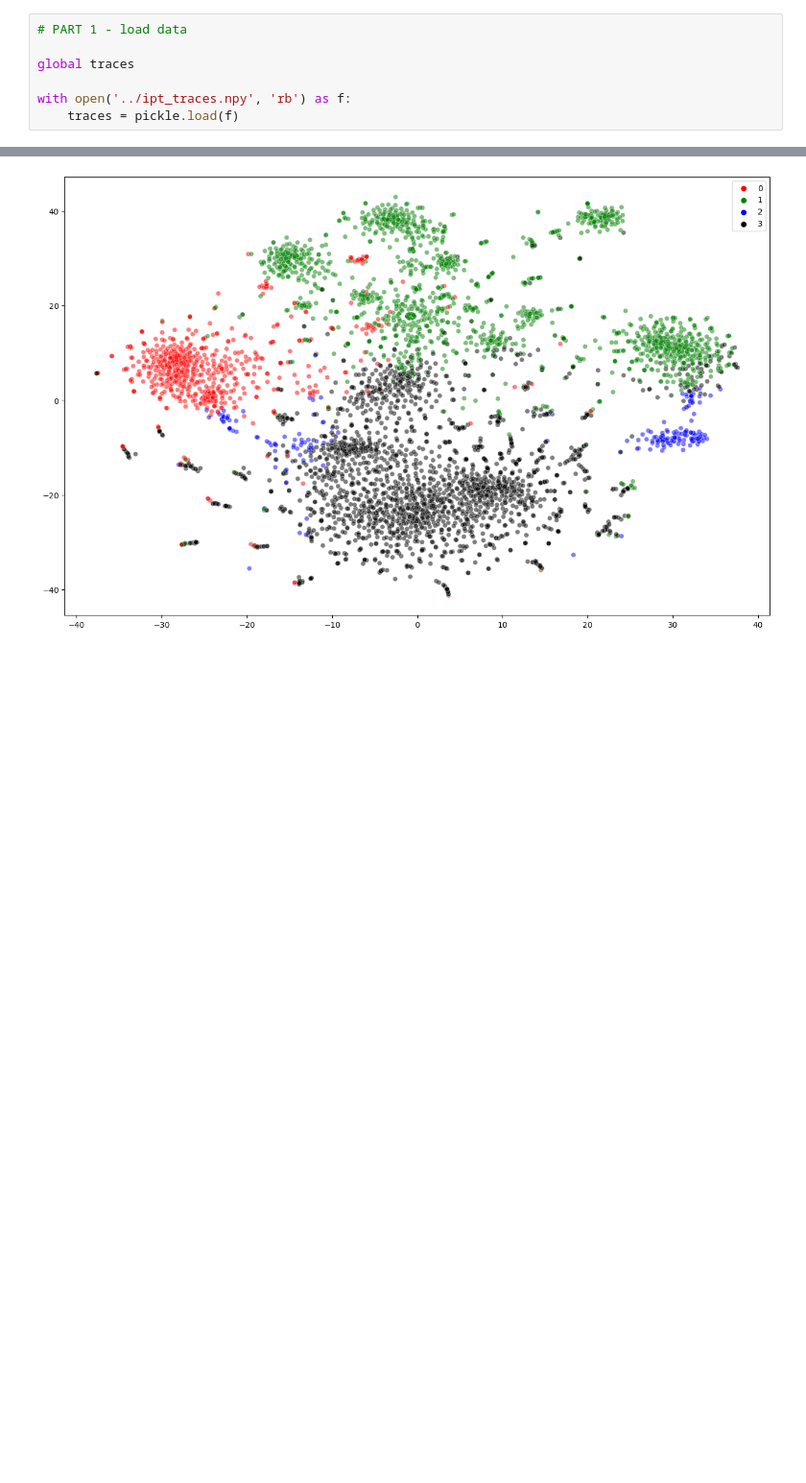
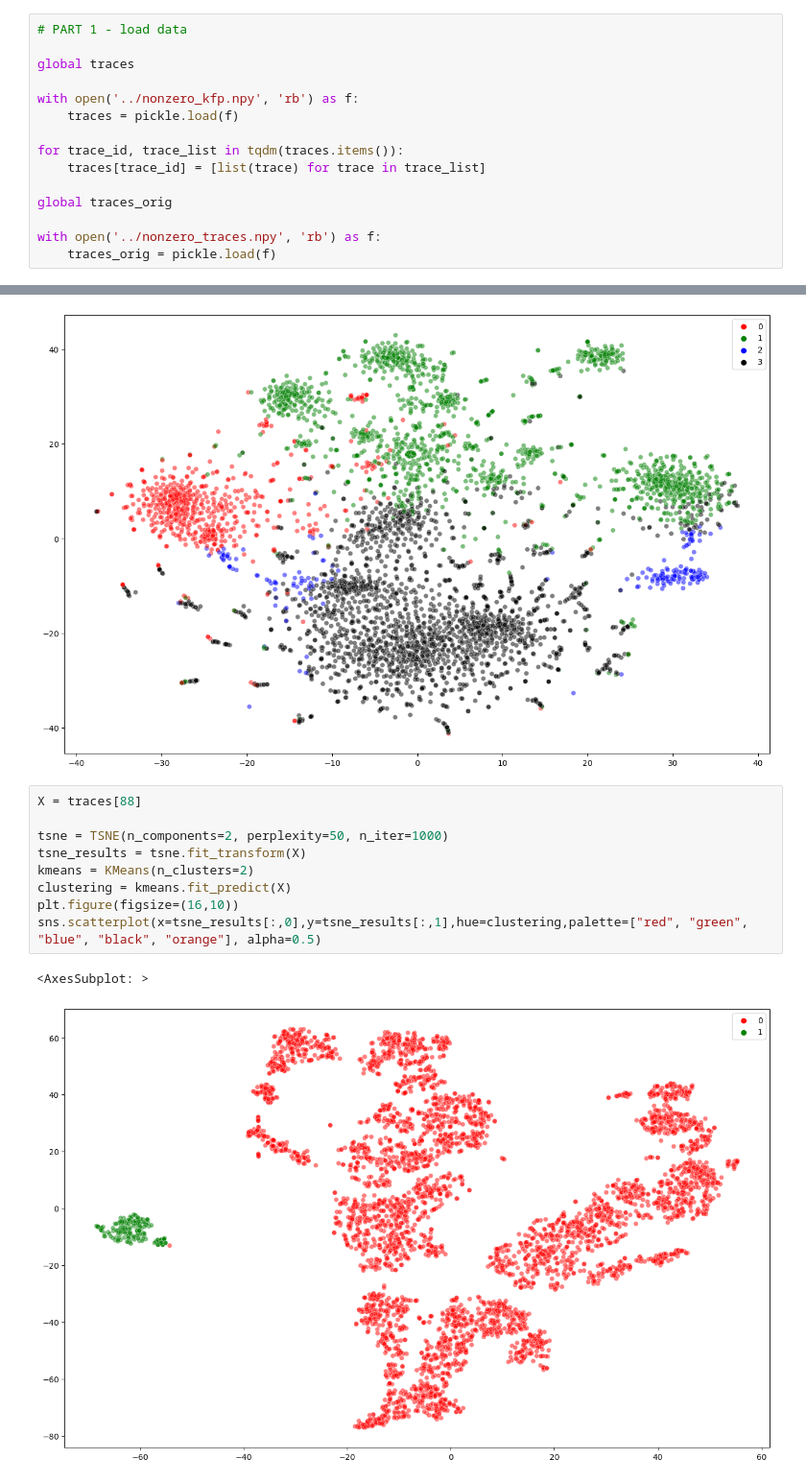
Before and after one commit to MichaelWrana/GLUE, a Jupyter notebook: Clustering.ipynb, the cells around one changed output, grey strips where cells are left out. Shown at 96% size. Saved outputs shown, nothing was run; the diff lists cells and outputs as text; blank space fills up the shorter version.

Commit message:
updated clustering code

```diff
--- a/Clustering.ipynb
+++ b/Clustering.ipynb
@@ -17,8 +18,16 @@ from sklearn.manifold import TSNE
 
 global traces
 
-with open('../ipt_traces.npy', 'rb') as f:
+with open('../nonzero_kfp.npy', 'rb') as f:
     traces = pickle.load(f)
+
+for trace_id, trace_list in tqdm(traces.items()):
+    traces[trace_id] = [list(trace) for trace in trace_list]
+
+global traces_orig
+
+with open('../nonzero_traces.npy', 'rb') as f:
+    traces_orig = pickle.load(f)
 # %%
 def process_traces(class_id):
 
@@ -106,3 +138,15 @@ sns.scatterplot(x=tsne_results[:,0],y=tsne_results[:,1],hue=clustering,palette=[
 # %% [output]
 <AxesSubplot: >
 [figure]
+# %%
+X = traces[88]
+
+tsne = TSNE(n_components=2, perplexity=50, n_iter=1000)
+tsne_results = tsne.fit_transform(X)
+kmeans = KMeans(n_clusters=2)
+clustering = kmeans.fit_predict(X)
+plt.figure(figsize=(16,10))
+sns.scatterplot(x=tsne_results[:,0],y=tsne_results[:,1],hue=clustering,palette=["red", "green", "blue", "black", "orange"], alpha=0.5)
+# %% [output]
+<AxesSubplot: >
+[figure, added]
```
Also changed, not shown: parts of 9 cells of this notebook, 6 other files.
